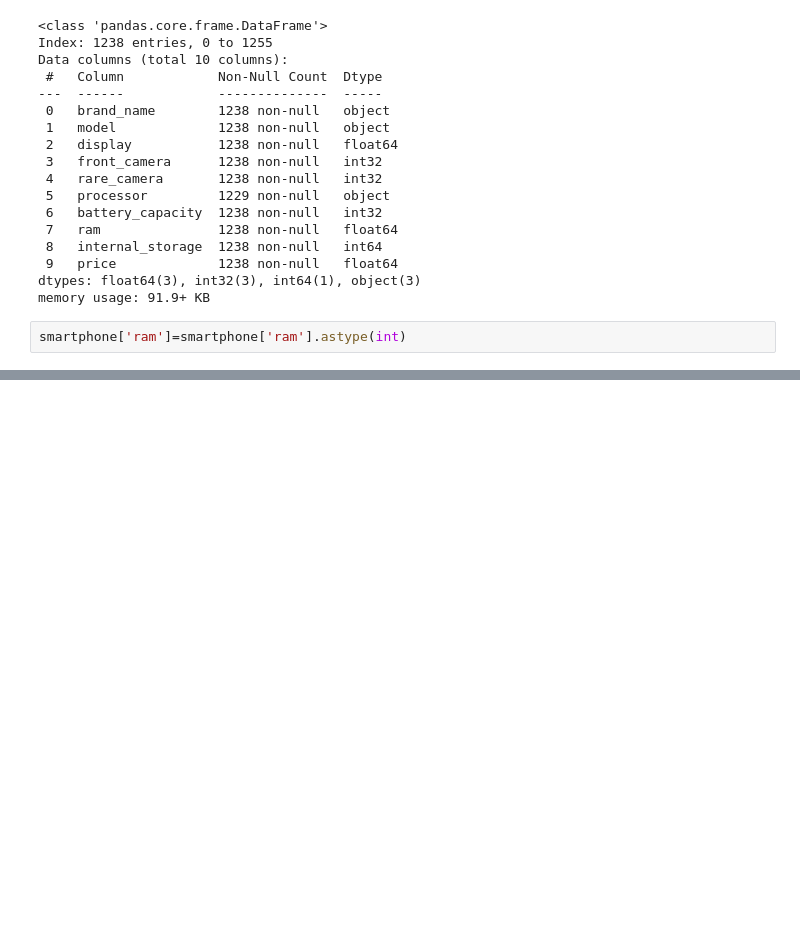
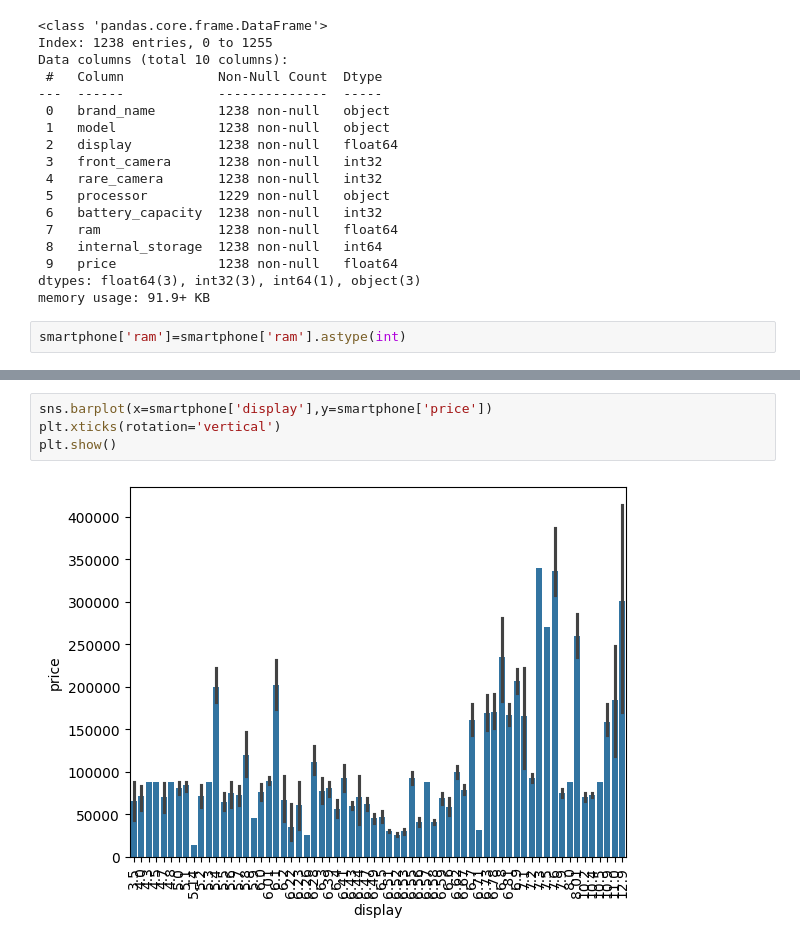
Before and after one commit to ChitwanRana/Predictive-Price-Estimator, a Jupyter notebook: SMARTPHONE/SmartPhone_Price_Prediction.ipynb, the cells around one changed output, grey strips where cells are left out. Cells and saved outputs as stored; diff of their text form; blank space fills up the shorter version.

```diff
--- a/SMARTPHONE/SmartPhone_Price_Prediction.ipynb
+++ b/SMARTPHONE/SmartPhone_Price_Prediction.ipynb
@@ -432,0 +451,6 @@ smartphone['ram']=smartphone['ram'].astype(int)
+# %%
+sns.barplot(x=smartphone['display'],y=smartphone['price'])
+plt.xticks(rotation='vertical')
+plt.show()
+# %% [output]
+[figure, added]
```
Also changed, not shown: parts of 5 cells of this notebook.
